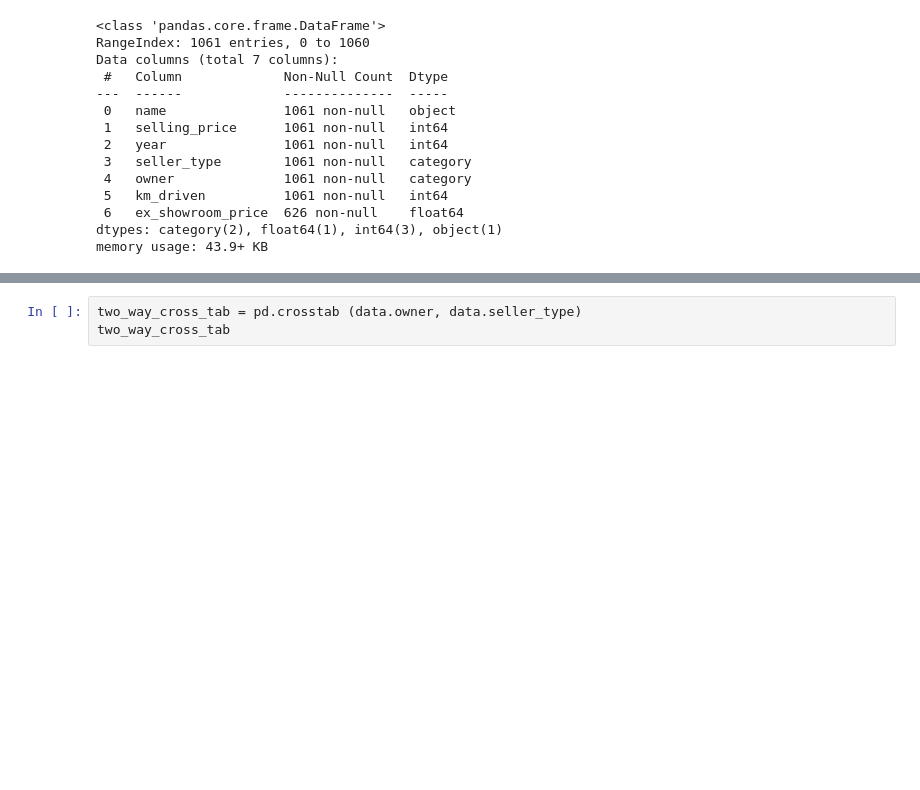
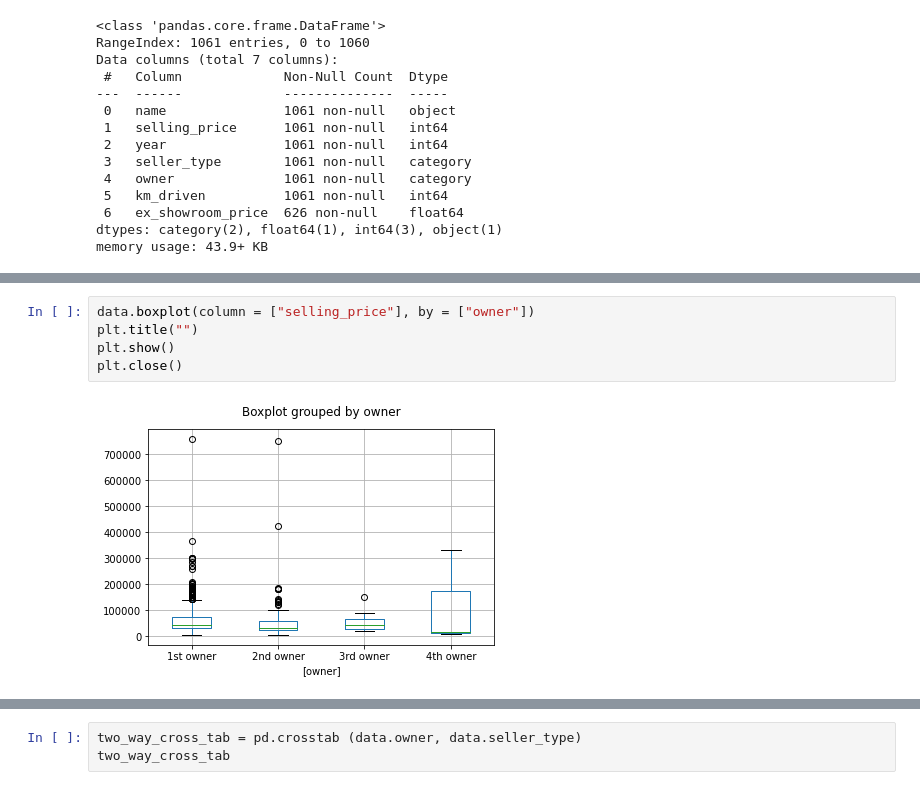
Before and after one commit to peshekhodko/ST590-Project1, a Jupyter notebook: Project1.ipynb, the cells around one changed output, grey strips where cells are left out. Cells and saved outputs as stored; diff of their text form; blank space fills up the shorter version.

```diff
--- a/Project1.ipynb
+++ b/Project1.ipynb
@@ -69 +90,8 @@ plt.close()
+# %%
+data.boxplot(column = ["selling_price"], by = ["owner"])
+plt.title("")
+plt.show()
+plt.close()
+# %% [output]
+[figure, added]
 # %%
```
Also changed, not shown: parts of 12 cells of this notebook.
